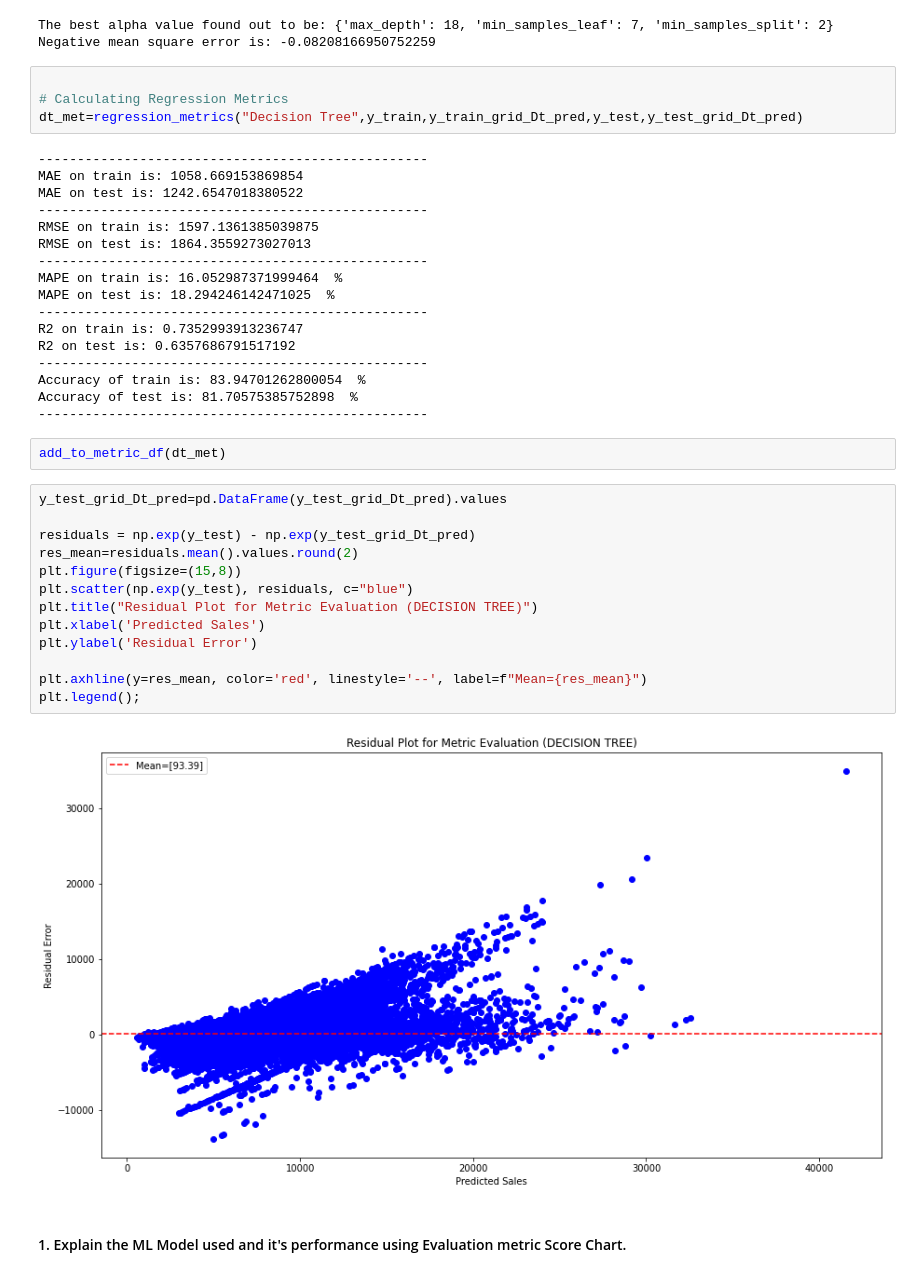
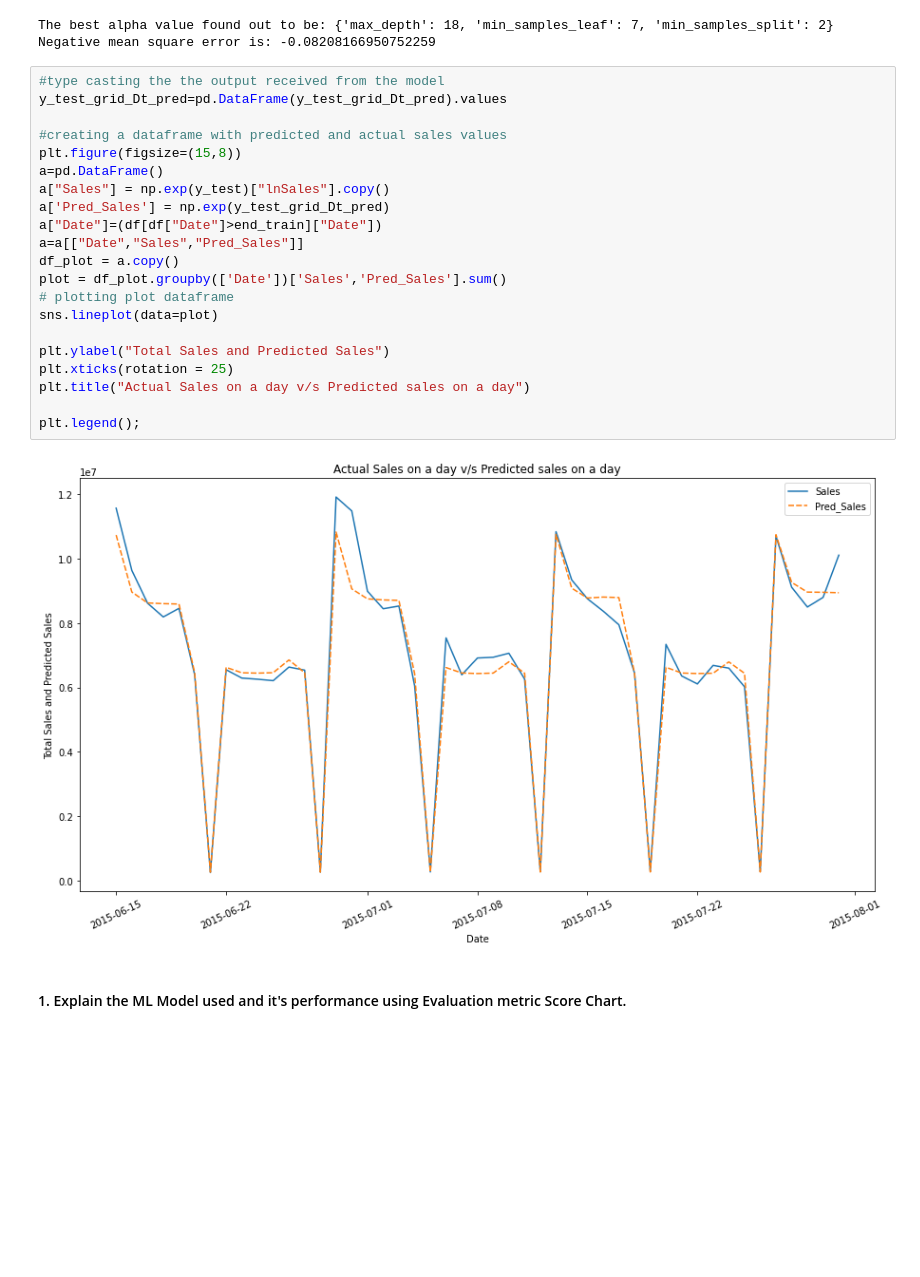
Before and after one commit to Ashif-khan033/Retail_Sales_Prediction, a Jupyter notebook: Retail_Sales_Prediction.ipynb, the cells around one changed output. Cells and saved outputs as stored; diff of their text form; blank space fills up the shorter version.

```diff
--- a/Retail_Sales_Prediction.ipynb
+++ b/Retail_Sales_Prediction.ipynb
@@ -2042,43 +2194,28 @@ print(f"Negative mean square error is: {Griddecision_tree.best_score_}")
 # %% [output]
 The best alpha value found out to be: {'max_depth': 18, 'min_samples_leaf': 7, 'min_samples_split': 2}
 Negative mean square error is: -0.08208166950752259
-# %%
-
-# Calculating Regression Metrics
-dt_met=regression_metrics("Decision Tree",y_train,y_train_grid_Dt_pred,y_test,y_test_grid_Dt_pred)
-# %% [output]
---------------------------------------------------
-MAE on train is: 1058.669153869854
-MAE on test is: 1242.6547018380522
---------------------------------------------------
-RMSE on train is: 1597.1361385039875
-RMSE on test is: 1864.3559273027013
---------------------------------------------------
-MAPE on train is: 16.052987371999464  %
-MAPE on test is: 18.294246142471025  %
---------------------------------------------------
-R2 on train is: 0.7352993913236747
-R2 on test is: 0.6357686791517192
---------------------------------------------------
-Accuracy of train is: 83.94701262800054  %
-Accuracy of test is: 81.70575385752898  %
---------------------------------------------------
-# %%
-add_to_metric_df(dt_met)
-# %%
-y_test_grid_Dt_pred=pd.DataFrame(y_test_grid_Dt_pred).values
-
-residuals = np.exp(y_test) - np.exp(y_test_grid_Dt_pred)
-res_mean=residuals.mean().values.round(2)
-plt.figure(figsize=(15,8))
-plt.scatter(np.exp(y_test), residuals, c="blue")
-plt.title("Residual Plot for Metric Evaluation (DECISION TREE)")
-plt.xlabel('Predicted Sales')
-plt.ylabel('Residual Error')
-
-plt.axhline(y=res_mean, color='red', linestyle='--', label=f"Mean={res_mean}")
-plt.legend();
-# %% [output]
-[figure, removed]
+# %%
+#type casting the the output received from the model
+y_test_grid_Dt_pred=pd.DataFrame(y_test_grid_Dt_pred).values
+
+#creating a dataframe with predicted and actual sales values
+plt.figure(figsize=(15,8))
+a=pd.DataFrame()
+a["Sales"] = np.exp(y_test)["lnSales"].copy()
+a['Pred_Sales'] = np.exp(y_test_grid_Dt_pred)
+a["Date"]=(df[df["Date"]>end_train]["Date"])
+a=a[["Date","Sales","Pred_Sales"]]
+df_plot = a.copy()
+plot = df_plot.groupby(['Date'])['Sales','Pred_Sales'].sum()
+# plotting plot dataframe
+sns.lineplot(data=plot)
+
+plt.ylabel("Total Sales and Predicted Sales")
+plt.xticks(rotation = 25)
+plt.title("Actual Sales on a day v/s Predicted sales on a day")
+
+plt.legend();
+# %% [output]
+[figure, added]
 # %% [markdown]
 #### 1. Explain the ML Model used and it's performance using Evaluation metric Score Chart.
```
Also changed, not shown: parts of 198 cells of this notebook.
